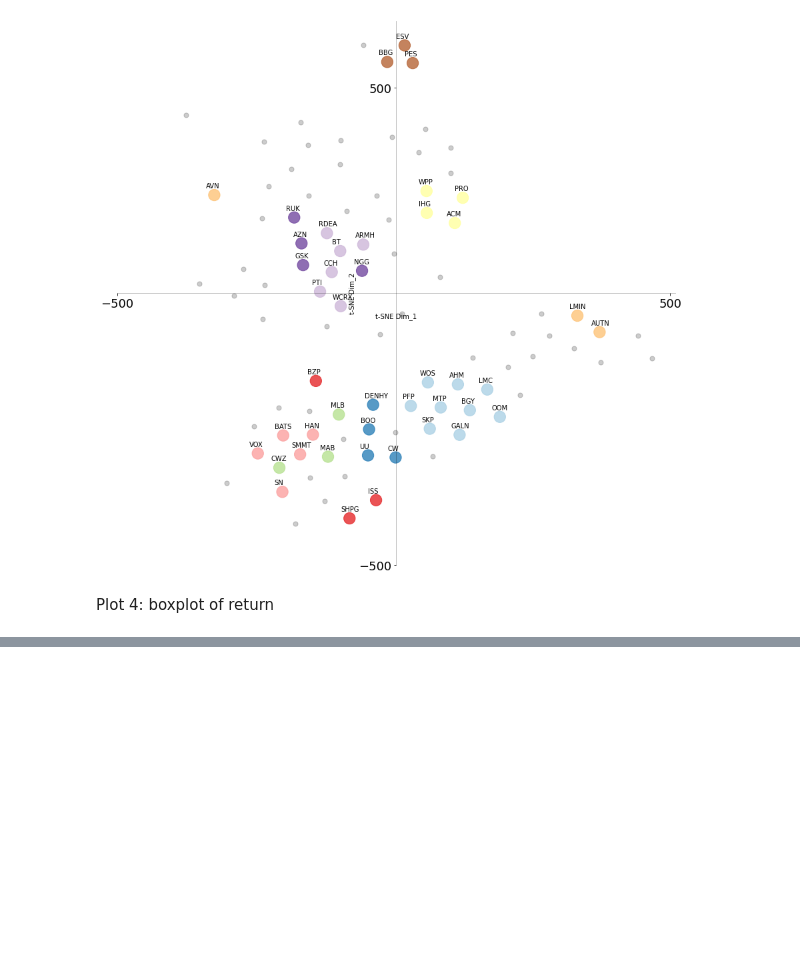
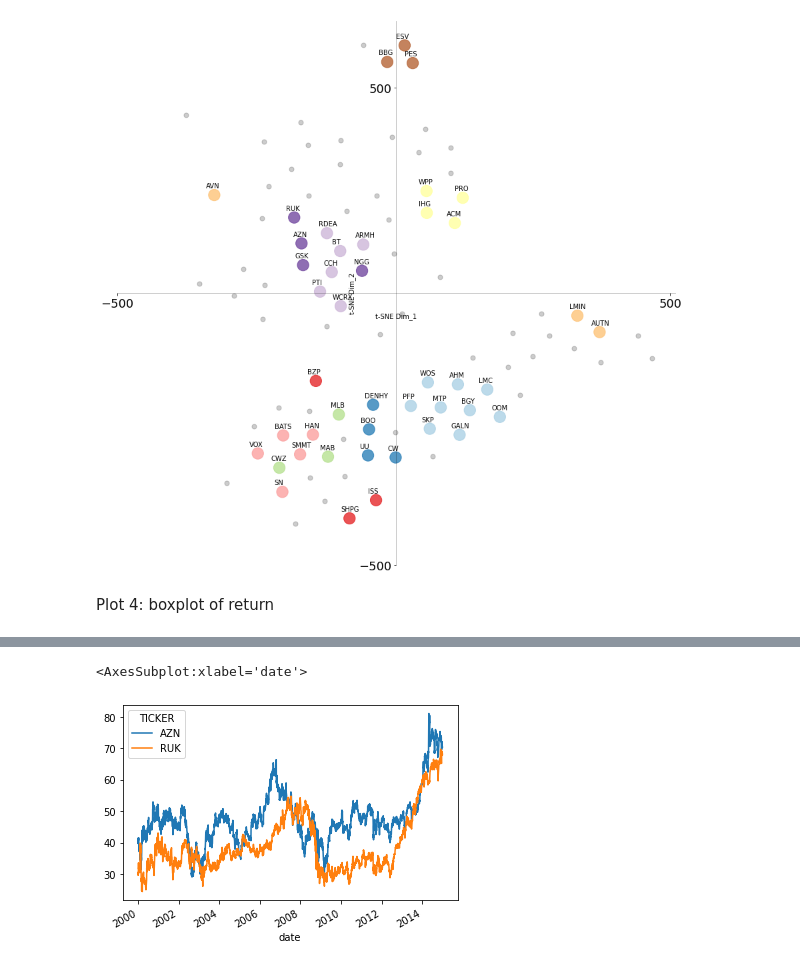
Before and after one commit to ckykevin/Enhanced_pair_trading, a Jupyter notebook: project.ipynb, the cells around one changed output, grey strips where cells are left out. Saved outputs shown, nothing was run; the diff lists cells and outputs as text; code cells hidden in the pictures; blank space fills up the shorter version.

```diff
--- a/project.ipynb
+++ b/project.ipynb
@@ -950,0 +1067,5 @@ Plot 4: boxplot of return
+# %%
+price[list(correlated_pair[215])][:'2014'].plot()
+# %% [output]
+<AxesSubplot:xlabel='date'>
+[figure, added]
```
Also changed, not shown: parts of 17 cells of this notebook.
